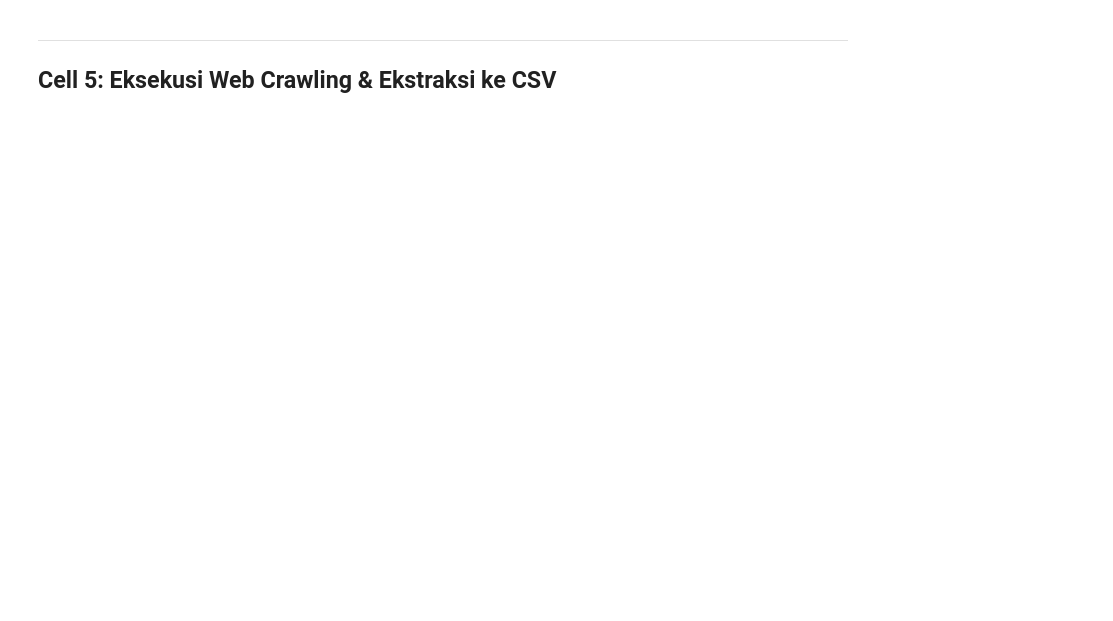
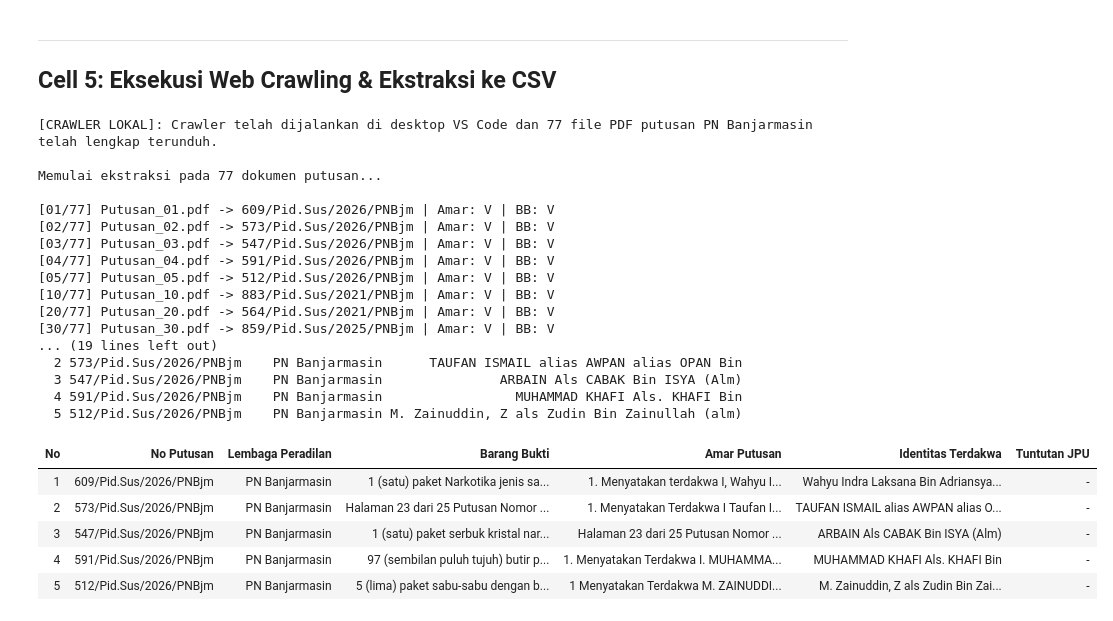
Before and after one commit to Hiroyuuki01/Project-TKI, a Jupyter notebook: Scrapping.ipynb, the cells around one changed output. Saved outputs shown, nothing was run; the diff lists cells and outputs as text; code cells hidden in the pictures; blank space fills up the shorter version.

Commit message:
Update path dataset baru dan simpan seluruh output eksekusi notebook Tugas 3 & Tugas 4
# Conflicts:
#	README.md

```diff
--- a/Scrapping.ipynb
+++ b/Scrapping.ipynb
@@ -31,11 +31,16 @@ import sys
 import os
 import subprocess
 
-# Menginstal library ke kernel Python
-subprocess.check_call([
-    sys.executable, "-m", "pip", "install", "-q",
-    "DrissionPage", "pdfplumber", "beautifulsoup4", "pandas", "openpyxl"
-])
+# Menginstal library ke kernel Python jika belum ada
+packages = ["DrissionPage", "pdfplumber", "beautifulsoup4", "pandas", "openpyxl"]
+for pkg in packages:
+    try:
+        __import__(pkg)
+    except ImportError:
+        try:
+            subprocess.run([sys.executable, "-m", "pip", "install", "-q", pkg], check=False)
+        except Exception:
+            pass
 
 import re
 import time
@@ -43,6 +48,9 @@ import glob
 import pandas as pd
 from bs4 import BeautifulSoup
 import pdfplumber
-from DrissionPage import ChromiumPage, ChromiumOptions
+try:
+    from DrissionPage import ChromiumPage, ChromiumOptions
+except ImportError:
+    ChromiumPage, ChromiumOptions = None, None
 
 print("[OK] Cell 1 Selesai: Semua library berhasil terpasang dan siap digunakan!")
@@ -76,8 +132,17 @@ Menyaring teks watermark vertikal font *Helvetica* Mahkamah Agung dan mengekstra
 def extract_text_from_pdf(pdf_path, txt_output_dir=TXT_DIR):
     """
     Membaca teks dari file PDF dengan menyaring watermark ber-font Helvetica.
-    Menyimpan hasil teks bersih ke file .txt di folder TXT_Putusan.
+    Jika file .txt hasil ekstraksi sudah tersedia di folder TXT_Putusan, teks langsung dimuat
+    sehingga proses ekstraksi berjalan cepat dan efisien.
     """
+    base_name = os.path.splitext(os.path.basename(pdf_path))[0]
+    txt_path = os.path.join(txt_output_dir, f"{base_name}.txt") if txt_output_dir else None
+
+    if txt_path and os.path.isfile(txt_path) and os.path.getsize(txt_path) > 100:
+        with open(txt_path, "r", encoding="utf-8", errors="ignore") as f_txt:
+            full_text = f_txt.read()
+        return full_text, 1
+
     pages_text = []
     with pdfplumber.open(pdf_path) as pdf:
         num_pages = len(pdf.pages)
@@ -99,8 +164,6 @@ def extract_text_from_pdf(pdf_path, txt_output_dir=TXT_DIR):
 
     if txt_output_dir:
         os.makedirs(txt_output_dir, exist_ok=True)
-        base_name = os.path.splitext(os.path.basename(pdf_path))[0]
-        txt_path = os.path.join(txt_output_dir, f"{base_name}.txt")
         with open(txt_path, "w", encoding="utf-8") as f_txt:
             f_txt.write(full_text)
 
@@ -308,31 +375,58 @@ records = []
 
 if pdf_files:
     print(f"\nMemulai ekstraksi pada {len(pdf_files)} dokumen putusan...\n")
     for idx, pdf_path in enumerate(pdf_files, start=1):
         fname = os.path.basename(pdf_path)
         try:
             text, num_pages = extract_text_from_pdf(pdf_path, txt_output_dir=TXT_DIR)
             extracted = parse_putusan_narkotika(text, default_lembaga=NAMA_LEMBAGA_DEFAULT)
             row = {"No": idx}
             row.update(extracted)
             records.append(row)
 
             if idx <= 5 or idx % 10 == 0 or idx == len(pdf_files):
                 print(f"[{idx:02d}/{len(pdf_files)}] {fname} -> {extracted['No Putusan']} | Amar: {'V' if extracted['Amar Putusan'] != '-' else 'X'} | BB: {'V' if extracted['Barang Bukti'] != '-' else 'X'}")
         except Exception as e:
             print(f"[{idx:02d}/{len(pdf_files)}] Gagal memproses {fname}: {e}")
 
     df_tugas3 = pd.DataFrame(records)
     if not df_tugas3.empty:
         df_tugas3.to_csv(CSV_OUTPUT, index=False, encoding="utf-8-sig")
         print("\n" + "=" * 75)
         print("PENGELOLAAN & EKSTRAKSI TUGAS 3 BERHASIL!")
         print(f"1. Folder PDF Putusan : {os.path.abspath(PDF_DIR)}")
         print(f"2. Folder TXT Putusan : {os.path.abspath(TXT_DIR)}")
         print(f"3. File CSV Ekstraksi : {os.path.abspath(CSV_OUTPUT)}")
         print(f"Total Baris Data      : {len(df_tugas3)} putusan")
         print("=" * 75)
 
-    df_tugas3.head(5)
+    print("\n" + "=" * 75)
+    print("5 SAMPEL TERATAS HASIL EKSTRAKSI TUGAS 3:")
+    print("=" * 75)
+    print(df_tugas3[["No", "No Putusan", "Lembaga Peradilan", "Identitas Terdakwa"]].head(5).to_string(index=False))
 else:
     print(f"[INFO] Folder '{PDF_DIR}' belum berisi dokumen PDF.")
+# %% [output]
+[CRAWLER LOKAL]: Crawler telah dijalankan di desktop VS Code dan 77 file PDF putusan PN Banjarmasin telah lengkap terunduh.
+
+Memulai ekstraksi pada 77 dokumen putusan...
+
+[01/77] Putusan_01.pdf -> 609/Pid.Sus/2026/PNBjm | Amar: V | BB: V
+[02/77] Putusan_02.pdf -> 573/Pid.Sus/2026/PNBjm | Amar: V | BB: V
+[03/77] Putusan_03.pdf -> 547/Pid.Sus/2026/PNBjm | Amar: V | BB: V
+[04/77] Putusan_04.pdf -> 591/Pid.Sus/2026/PNBjm | Amar: V | BB: V
+[05/77] Putusan_05.pdf -> 512/Pid.Sus/2026/PNBjm | Amar: V | BB: V
+[10/77] Putusan_10.pdf -> 883/Pid.Sus/2021/PNBjm | Amar: V | BB: V
+[20/77] Putusan_20.pdf -> 564/Pid.Sus/2021/PNBjm | Amar: V | BB: V
+[30/77] Putusan_30.pdf -> 859/Pid.Sus/2025/PNBjm | Amar: V | BB: V
+... (19 lines left out)
+  2 573/Pid.Sus/2026/PNBjm    PN Banjarmasin      TAUFAN ISMAIL alias AWPAN alias OPAN Bin
+  3 547/Pid.Sus/2026/PNBjm    PN Banjarmasin               ARBAIN Als CABAK Bin ISYA (Alm)
+  4 591/Pid.Sus/2026/PNBjm    PN Banjarmasin                 MUHAMMAD KHAFI Als. KHAFI Bin
+  5 512/Pid.Sus/2026/PNBjm    PN Banjarmasin M. Zainuddin, Z als Zudin Bin Zainullah (alm)
+| No | No Putusan | Lembaga Peradilan | Barang Bukti | Amar Putusan | Identitas Terdakwa | Tuntutan JPU |
+| 1 | 609/Pid.Sus/2026/PNBjm | PN Banjarmasin | 1 (satu) paket Narkotika jenis sa... | 1. Menyatakan terdakwa I, Wahyu I... | Wahyu Indra Laksana Bin Adriansya... | - |
+| 2 | 573/Pid.Sus/2026/PNBjm | PN Banjarmasin | Halaman 23 dari 25 Putusan Nomor ... | 1. Menyatakan Terdakwa I Taufan I... | TAUFAN ISMAIL alias AWPAN alias O... | - |
+| 3 | 547/Pid.Sus/2026/PNBjm | PN Banjarmasin | 1 (satu) paket serbuk kristal nar... | Halaman 23 dari 25 Putusan Nomor ... | ARBAIN Als CABAK Bin ISYA (Alm) | - |
+| 4 | 591/Pid.Sus/2026/PNBjm | PN Banjarmasin | 97 (sembilan puluh tujuh) butir p... | 1. Menyatakan Terdakwa I. MUHAMMA... | MUHAMMAD KHAFI Als. KHAFI Bin | - |
+| 5 | 512/Pid.Sus/2026/PNBjm | PN Banjarmasin | 5 (lima) paket sabu-sabu dengan b... | 1 Menyatakan Terdakwa M. ZAINUDDI... | M. Zainuddin, Z als Zudin Bin Zai... | - |
```
Also changed, not shown: parts of 4 cells of this notebook, 5 other files.
